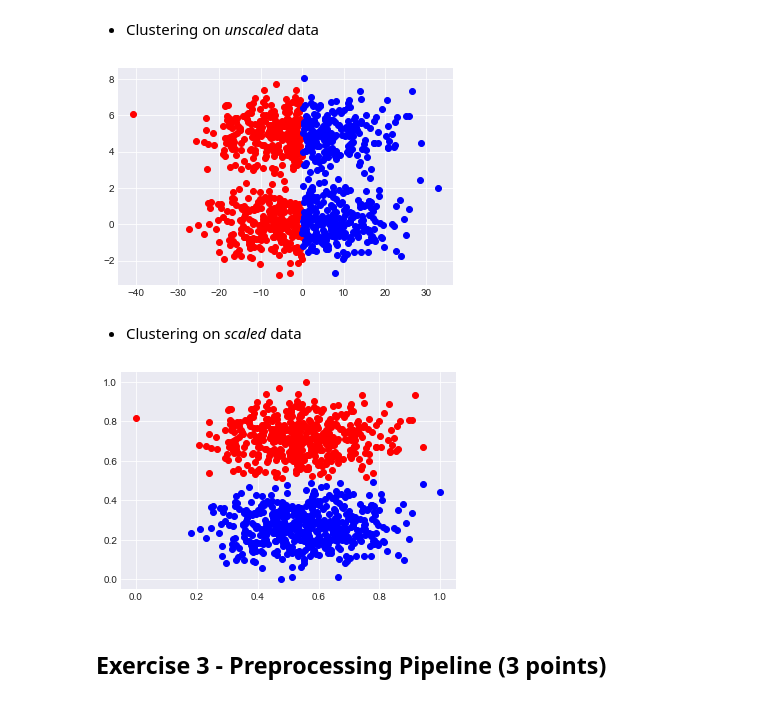
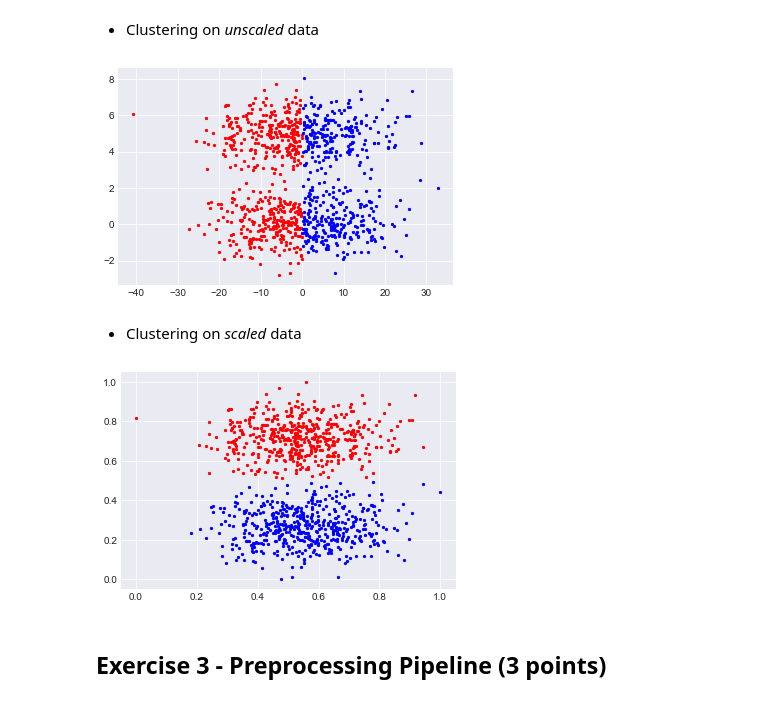
Before and after one commit to aleksandr-jasinski/4_jasinski_feature_engineering_selection, a Jupyter notebook: feature_engineering_selection.ipynb, the cells around one changed output. Saved outputs shown, nothing was run; the diff lists cells and outputs as text; code cells hidden in the pictures.

Commit message:
fix: edit plot style in Exercise 2

```diff
--- a/feature_engineering_selection.ipynb
+++ b/feature_engineering_selection.ipynb
@@ -609,11 +609,11 @@ for i in range(len(data)):
 cluster_0 = np.array(cluster_0)
 cluster_1 = np.array(cluster_1)
 # %%
-plt.scatter(cluster_0[:, 0],cluster_0[:, 1], color = 'red')
-plt.scatter(cluster_1[:, 0],cluster_1[:, 1], color = 'blue')
+plt.scatter(cluster_0[:, 0],cluster_0[:, 1], c = 'r', s = 5, marker = 'o')
+plt.scatter(cluster_1[:, 0],cluster_1[:, 1], c = 'b', s = 5, marker = 'o')
 plt.show()
 # %% [output]
-[figure, old version]
+[figure, new version]
 # %% [markdown]
 * Clustering on _scaled_ data
 # %%
@@ -628,11 +628,11 @@ for i in range(len(min_max_scaled_data)):
 cluster_2 = np.array(cluster_2)
 cluster_3 = np.array(cluster_3)
 # %%
-plt.scatter(cluster_2[:, 0],cluster_2[:, 1], color = 'red')
-plt.scatter(cluster_3[:, 0],cluster_3[:, 1], color = 'blue')
+plt.scatter(cluster_2[:, 0],cluster_2[:, 1], c = 'r', s = 5, marker = 'o')
+plt.scatter(cluster_3[:, 0],cluster_3[:, 1], c = 'b', s = 5, marker = 'o')
 plt.show()
 # %% [output]
-[figure, old version]
+[figure, new version]
 # %% [markdown]
 ## Exercise  3 - Preprocessing Pipeline (3 points)
 # %%
```
